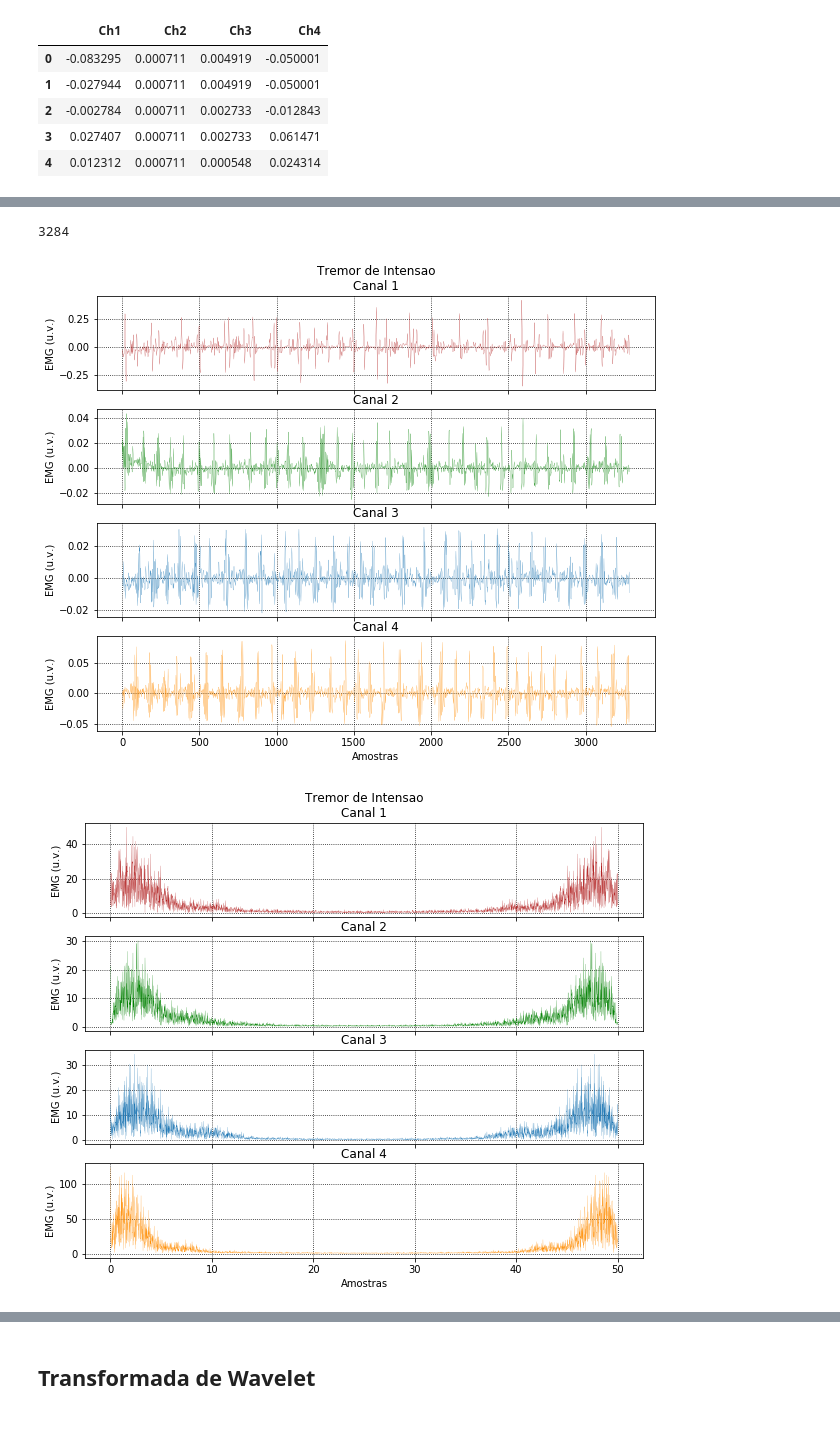
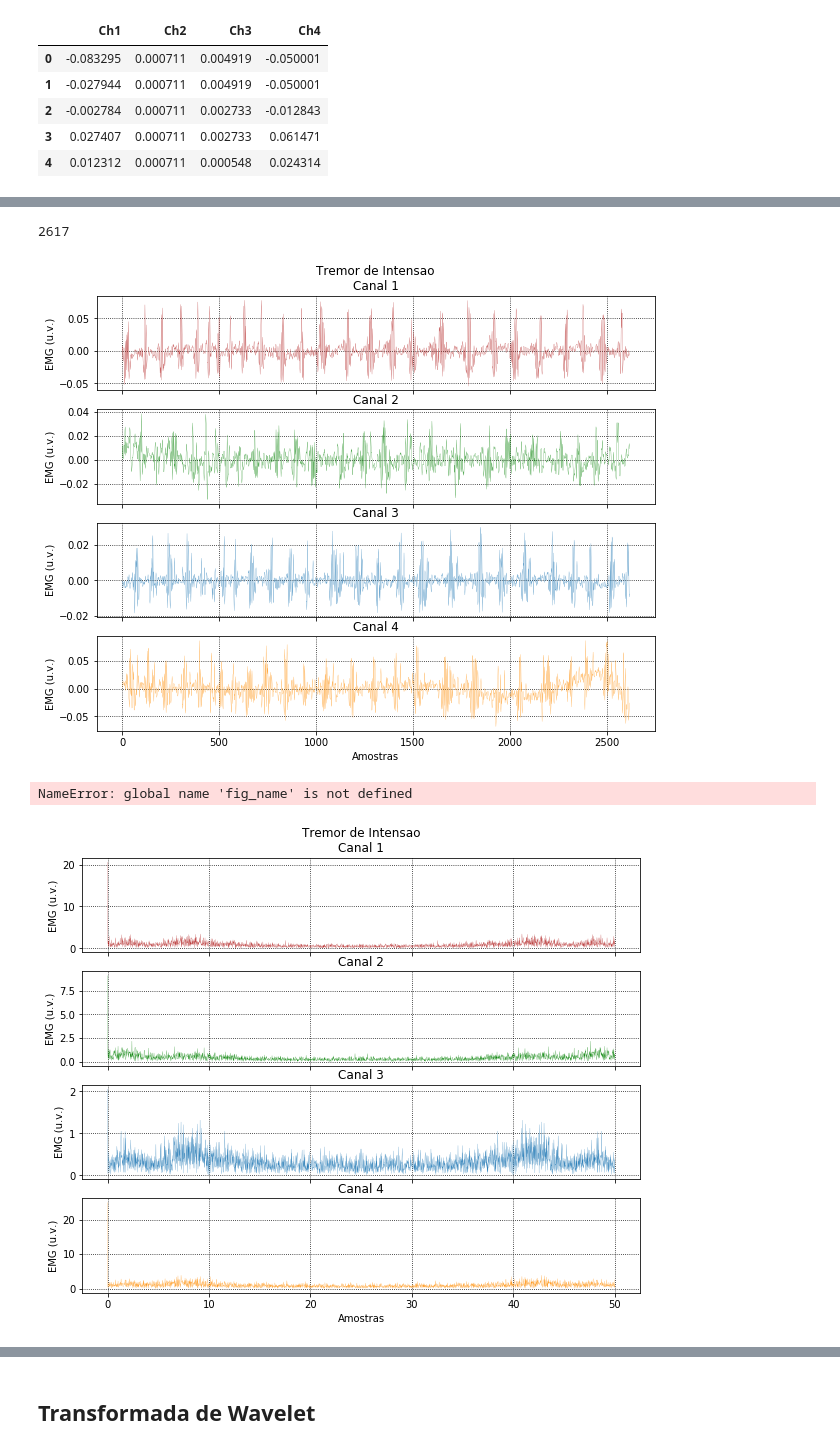
Before and after one commit to Collumbus/PKS_ML, a Jupyter notebook: processing.ipynb, the cells around one changed output, grey strips where cells are left out. Cells and saved outputs as stored; diff of their text form; code cells hidden in the pictures.

```diff
--- a/processing.ipynb
+++ b/processing.ipynb
@@ -90,6 +90,9 @@ def PlotFft(Xc, F):
 
     plt.setp([a.get_xticklabels() for a in f.axes[:-1]], visible=False)
     f.set_size_inches(w=10,h=8)
+
+    if fig_name!=False:
+        f.savefig('preproc_figs/signal_fft')
 # %% [markdown]
 ## Função Plot
 # %%
@@ -516,13 +552,14 @@ dfn.head()
 # %%
-PlotFile(dfn)
+PlotFile(dfn,'signal_filt')
 # %% [output]
-3284
+2617
-[figure, old version]
+[figure, new version]
 # %%
-c = np.load('preproc/pi09.1.1_std.npy')
+c = np.load('preproc/pr16.1.1_std.npy')
 PlotFft(c, 50)
 # %% [output]
+NameError: global name 'fig_name' is not defined
-[figure, old version]
+[figure, new version]
 # %%
 for i in files:
     c = np.load('preproc/'+i[:-4]+'_std.npy')
```
Also changed, not shown: parts of 11 cells of this notebook, 6 other files.
